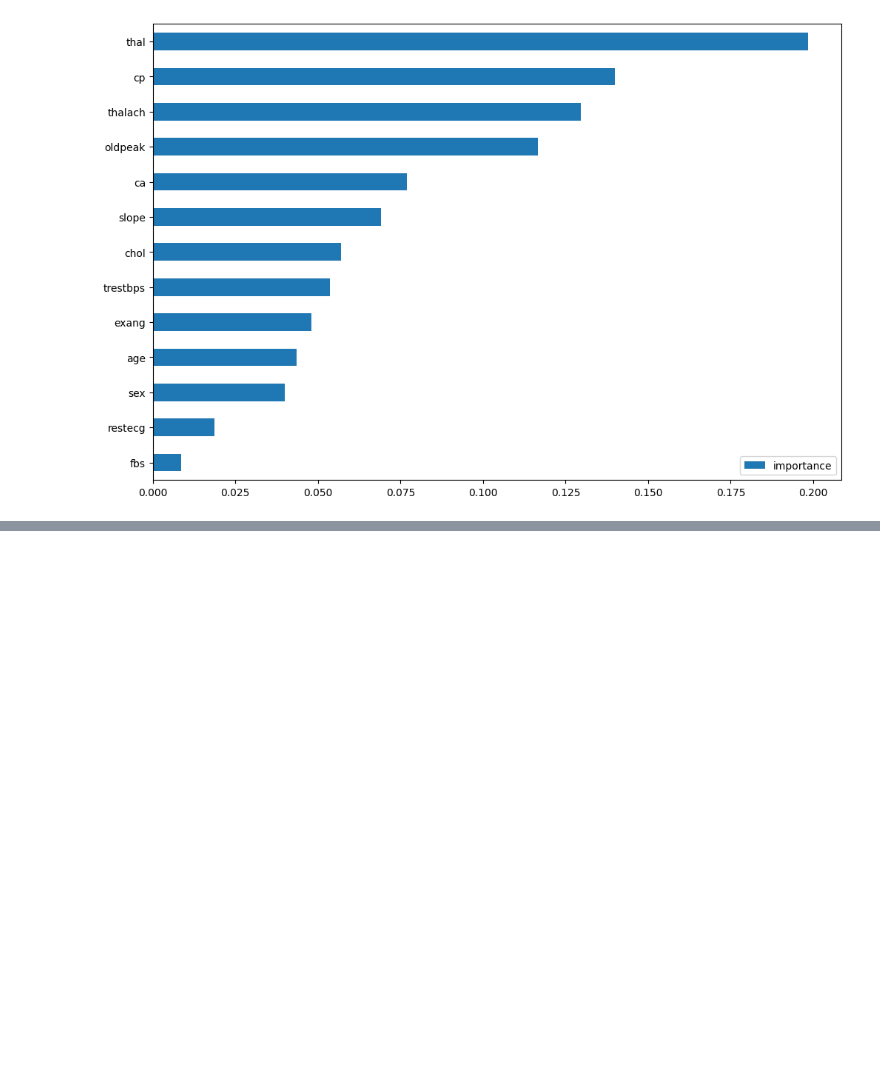
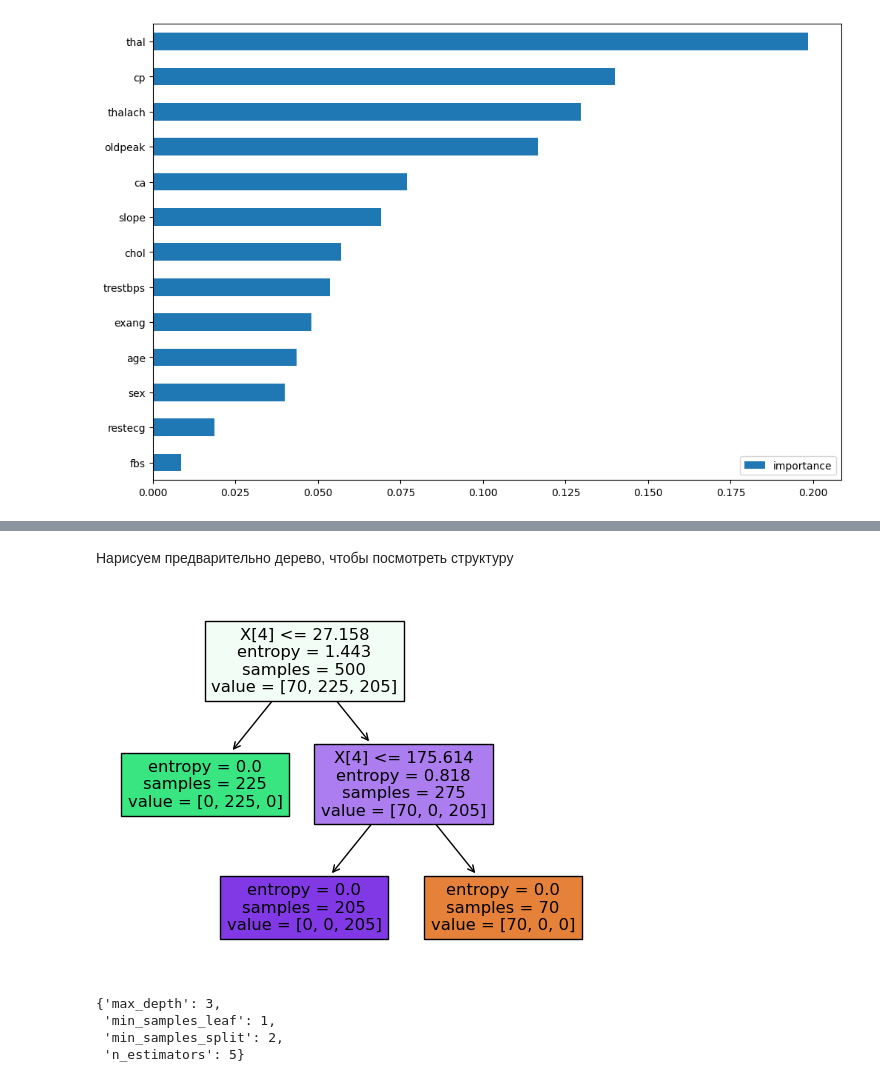
Before and after one commit to MakVit1988/Data_Science_and_ML_, a Jupyter notebook: 3_Random forest, neural nets, final.ipynb, the cells around one changed output, grey strips where cells are left out. Drawn from its saved outputs; the diff is of its cells as text; code cells hidden in the pictures; blank space fills up the shorter version.

```diff
--- a/3_Random forest, neural nets, final.ipynb
+++ b/3_Random forest, neural nets, final.ipynb
@@ -222,0 +408,3 @@ imp.sort_values('importance').plot(kind='barh', figsize=(12, 8))
+# %%
+train_invasion = pd.read_csv('https://stepik.org/media/attachments/course/4852/invasion.csv')
+train_invasion
@@ -222,0 +425,3 @@ imp.sort_values('importance').plot(kind='barh', figsize=(12, 8))
+# %%
+X_train_invasion = train_invasion.drop('class', axis=1)
+y_train_invasion = train_invasion.loc[:, 'class']
@@ -222,0 +442,2 @@ imp.sort_values('importance').plot(kind='barh', figsize=(12, 8))
+# %%
+X_train_invasion = X_train_invasion.drop('brightness', axis=1)
@@ -222,0 +462,22 @@ imp.sort_values('importance').plot(kind='barh', figsize=(12, 8))
+# %% [markdown]
+Нарисуем предварительно дерево, чтобы посмотреть структуру
+# %%
+clf_1 = tree.DecisionTreeClassifier(criterion='entropy')
+clf_1.fit(X_train_invasion,y_train_invasion)
+tree.plot_tree(clf_1,filled=True);
+# %% [output]
+[figure, added]
+# %%
+clf_invasion = RandomForestClassifier(random_state=0)
+parametrs_for_clf_invasion = {'n_estimators': range(1,10),
+                          'max_depth': range(1,10),
+                          'min_samples_leaf': [1, 2, 3, 4, 5, 6, 7],
+                          'min_samples_split': [2, 4, 6, 8]}
+grid_search_cv_clf_invasion = GridSearchCV(clf_invasion, parametrs_for_clf_invasion, cv = 5, n_jobs=-1)
+grid_search_cv_clf_invasion.fit(X_train_invasion, y_train_invasion)
+grid_search_cv_clf_invasion.best_params_
+# %% [output]
+{'max_depth': 3,
+ 'min_samples_leaf': 1,
+ 'min_samples_split': 2,
+ 'n_estimators': 5}
```
Also changed, not shown: parts of 48 cells of this notebook, 1 other file.
